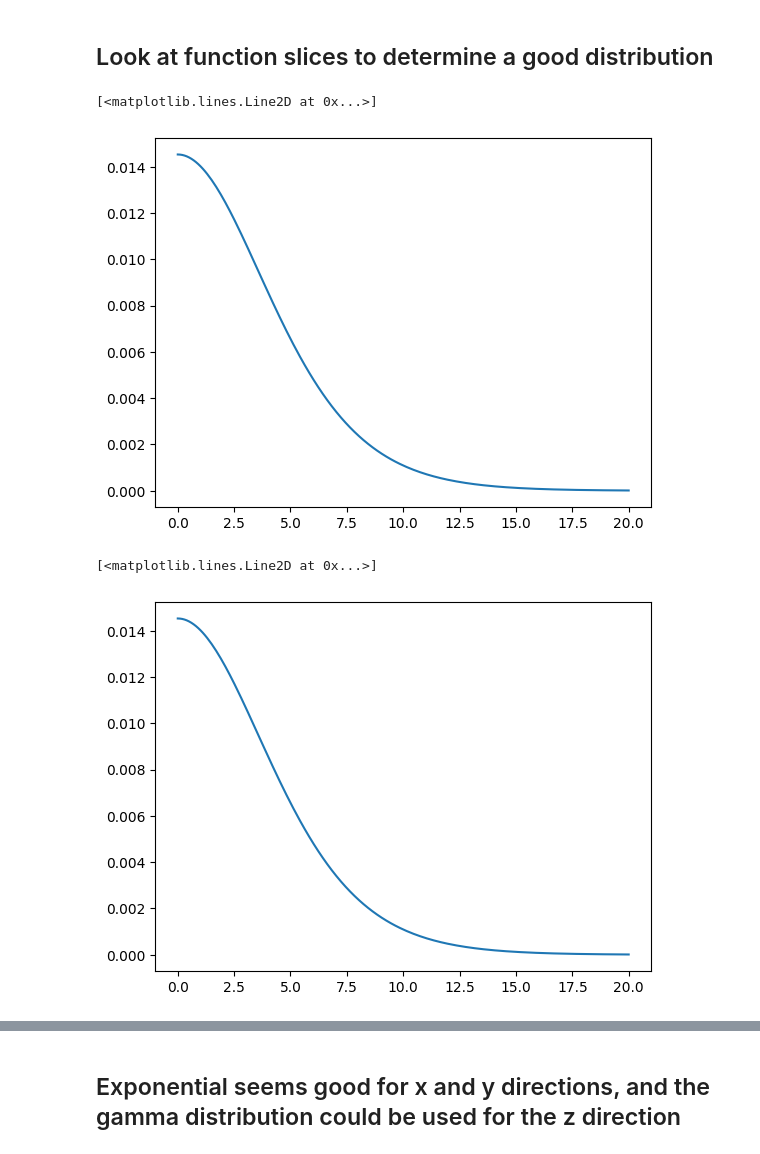
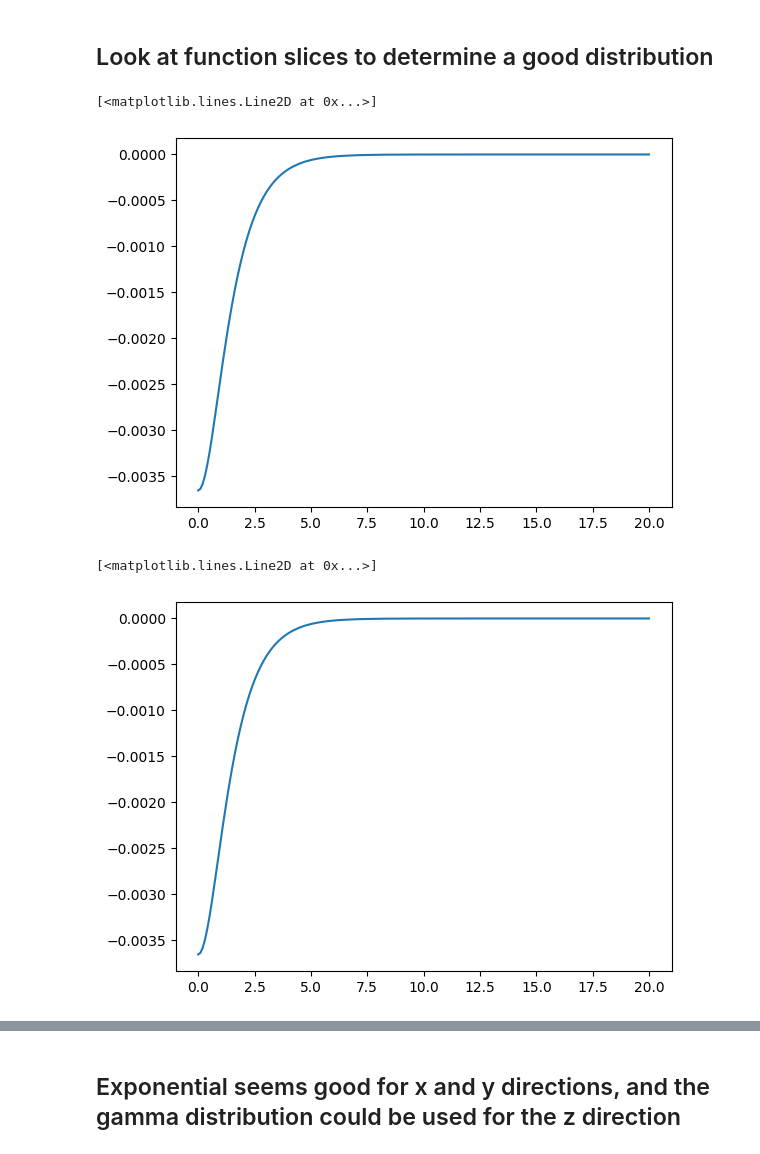
Before and after one commit to P-mandevillei/chem-4050-5050, a Jupyter notebook: hw5/homework-5-1/monte_carlo.ipynb, the cells around one changed output, grey strips where cells are left out. Drawn from its saved outputs; the diff is of its cells as text; code cells hidden in the pictures.

```diff
--- a/hw5/homework-5-1/monte_carlo.ipynb
+++ b/hw5/homework-5-1/monte_carlo.ipynb
@@ -43,21 +43,23 @@ The estimation quickly came close to the actual value when $n$ is increased from
 ## Look at function slices to determine a good distribution
 # %%
 x = np.linspace(0, 20, 200)
-y = np.zeros(len(x)) + 5
-z = np.zeros(len(x)) + 5
-overlap = psi_2p_z(x, y, z)
+y = np.zeros(len(x))
+z = np.zeros(len(x))
+sep = 2
+overlap = psi_2p_z(x, y, z+sep/2)*psi_2p_z(x, y, z-sep/2)
 plt.plot(x, overlap)
 # %% [output]
 [<matplotlib.lines.Line2D at 0x...>]
-[figure, old version]
+[figure, new version]
 # %%
 y = np.linspace(0, 20, 200)
-x = np.zeros(len(y)) + 5
-z = np.zeros(len(y)) + 5
-overlap = psi_2p_z(x, y, z)
+x = np.zeros(len(y))
+z = np.zeros(len(y))
+sep = 2
+overlap = psi_2p_z(x, y, z+sep/2)*psi_2p_z(x, y, z-sep/2)
 plt.plot(y, overlap)
 # %% [output]
 [<matplotlib.lines.Line2D at 0x...>]
-[figure, old version]
+[figure, new version]
 # %%
 z = np.linspace(0, 20, 200)
```
Also changed, not shown: parts of 4 cells of this notebook, 2 other files.
